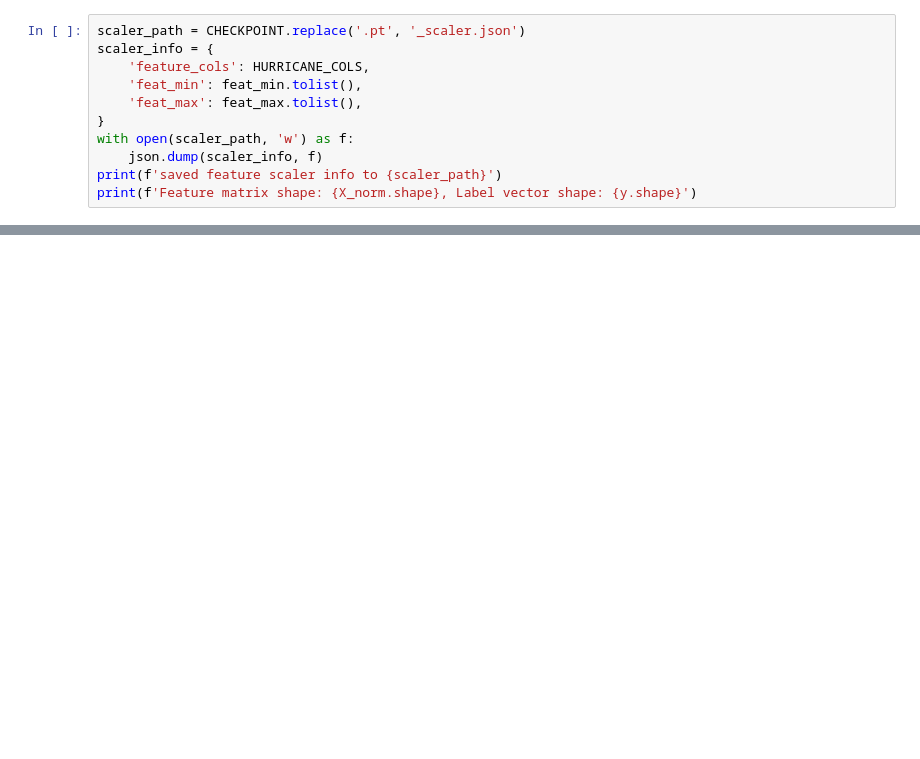
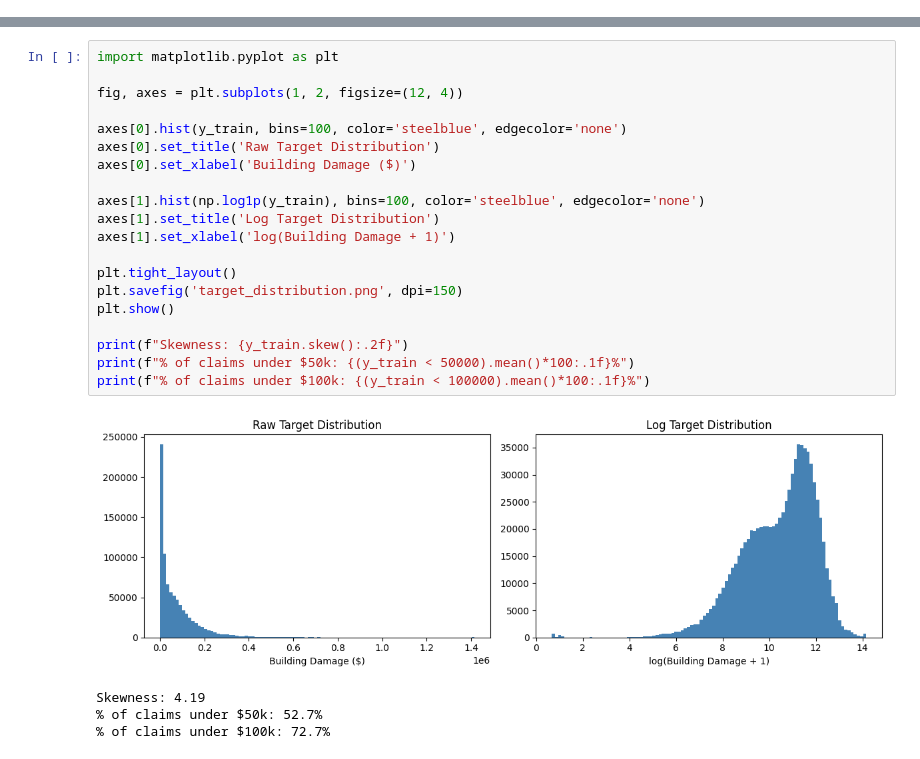
Before and after one commit to just-maki/UCInsure, a Jupyter notebook: src/hurricane_model/hurrtraining.ipynb, the cells around one changed output, grey strips where cells are left out. Cells and saved outputs as stored; diff of their text form; blank space fills up the shorter version.

Commit message:
finish model, training, and prep just need normalization and scoring

```diff
--- a/src/hurricane_model/hurrtraining.ipynb
+++ b/src/hurricane_model/hurrtraining.ipynb
@@ -73,11 +28,0 @@ print(f'normalized features shape: {X_norm.shape}')
-# %%
-scaler_path = CHECKPOINT.replace('.pt', '_scaler.json')
-scaler_info = {
-    'feature_cols': HURRICANE_COLS,
-    'feat_min': feat_min.tolist(),
-    'feat_max': feat_max.tolist(),
-}
-with open(scaler_path, 'w') as f:
-    json.dump(scaler_info, f)
-print(f'saved feature scaler info to {scaler_path}')
-print(f'Feature matrix shape: {X_norm.shape}, Label vector shape: {y.shape}')
@@ -131,0 +201,25 @@ print(f'Total trainable parameters: {total_params:,}')
+# %%
+import matplotlib.pyplot as plt
+
+fig, axes = plt.subplots(1, 2, figsize=(12, 4))
+
+axes[0].hist(y_train, bins=100, color='steelblue', edgecolor='none')
+axes[0].set_title('Raw Target Distribution')
+axes[0].set_xlabel('Building Damage ($)')
+
+axes[1].hist(np.log1p(y_train), bins=100, color='steelblue', edgecolor='none')
+axes[1].set_title('Log Target Distribution')
+axes[1].set_xlabel('log(Building Damage + 1)')
+
+plt.tight_layout()
+plt.savefig('target_distribution.png', dpi=150)
+plt.show()
+
+print(f"Skewness: {y_train.skew():.2f}")
+print(f"% of claims under $50k: {(y_train < 50000).mean()*100:.1f}%")
+print(f"% of claims under $100k: {(y_train < 100000).mean()*100:.1f}%")
+# %% [output]
+[figure, added]
+Skewness: 4.19
+% of claims under $50k: 52.7%
+% of claims under $100k: 72.7%
```
Also changed, not shown: parts of 23 cells of this notebook, 2 other files.
